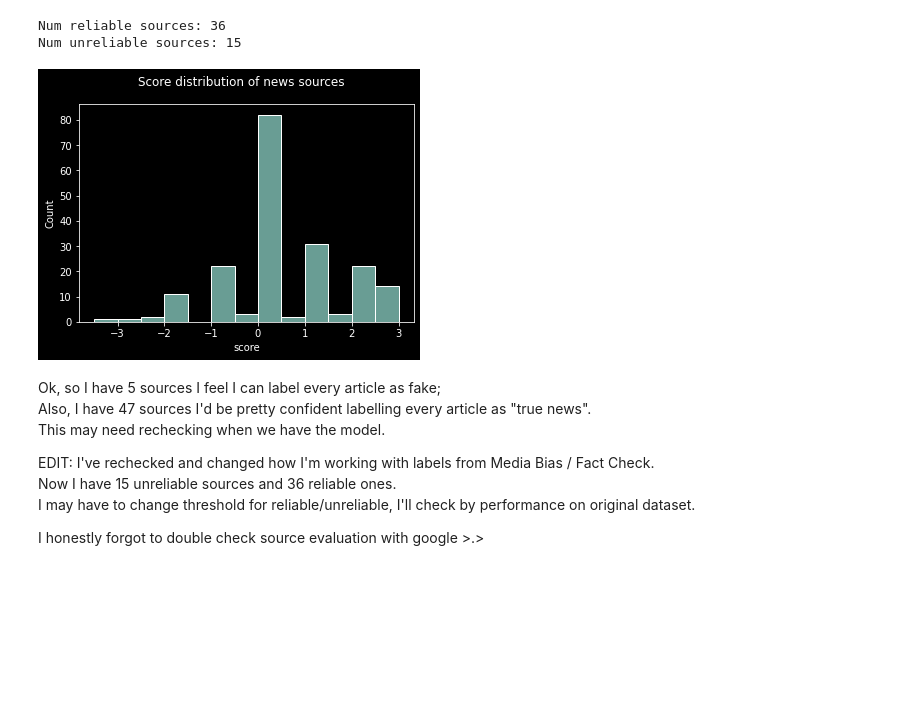
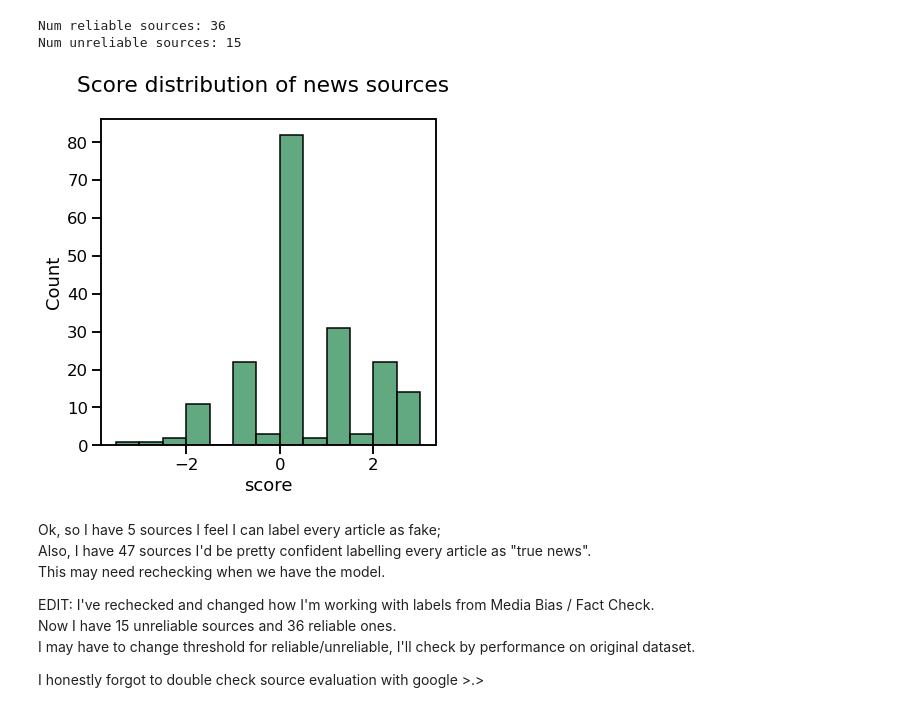
Before and after one commit to mutusfa/Fake-News-Analysis, a Jupyter notebook: notebooks/eda-nela-gt-2018.ipynb, the cells around one changed output. Cells and saved outputs as stored; diff of their text form; code cells hidden in the pictures; blank space fills up the shorter version.

```diff
--- a/notebooks/eda-nela-gt-2018.ipynb
+++ b/notebooks/eda-nela-gt-2018.ipynb
@@ -1,6 +1,7 @@
 # %%
 from pathlib import Path
 
+import matplotlib
 from matplotlib import pyplot as plt
 import numpy as np
 import pandas as pd
@@ -9,6 +10,9 @@ import seaborn as sns
 from sklearn.preprocessing import OneHotEncoder
 
 from jjuoda_dl4 import utils
+
+sns.set_context("talk")
+matplotlib.rcParams['figure.figsize'] = (6, 6)
 # %% [markdown]
 ### Data loads
 # %%
@@ -450,11 +454,11 @@ Num unreliable sources: 15
 # %%
 plt.suptitle("Score distribution of news sources")
 
-sns.histplot(scores, binwidth=0.5)
+sns.histplot(scores, binwidth=0.5, color="seagreen")
 
 plt.savefig(utils.BASE_FIGURES_DIR / "eda_nela_gt_2018" / "score_distribution.png")
 # %% [output]
-[figure, old version]
+[figure, new version]
 # %% [markdown]
 Ok, so I have 5 sources I feel I can label every article as fake;
 Also, I have 47 sources I'd be pretty confident labelling every article as "true news".
```
Also changed, not shown: parts of 11 cells of this notebook, 17 other files.
